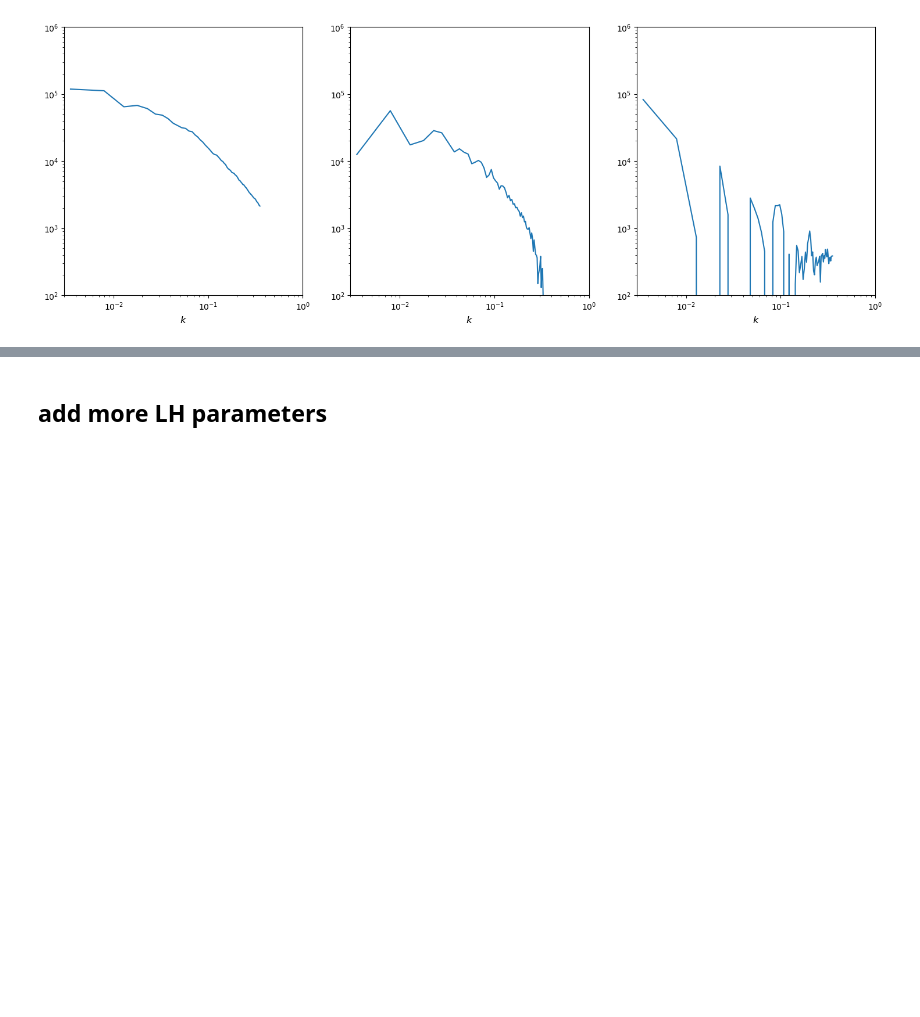
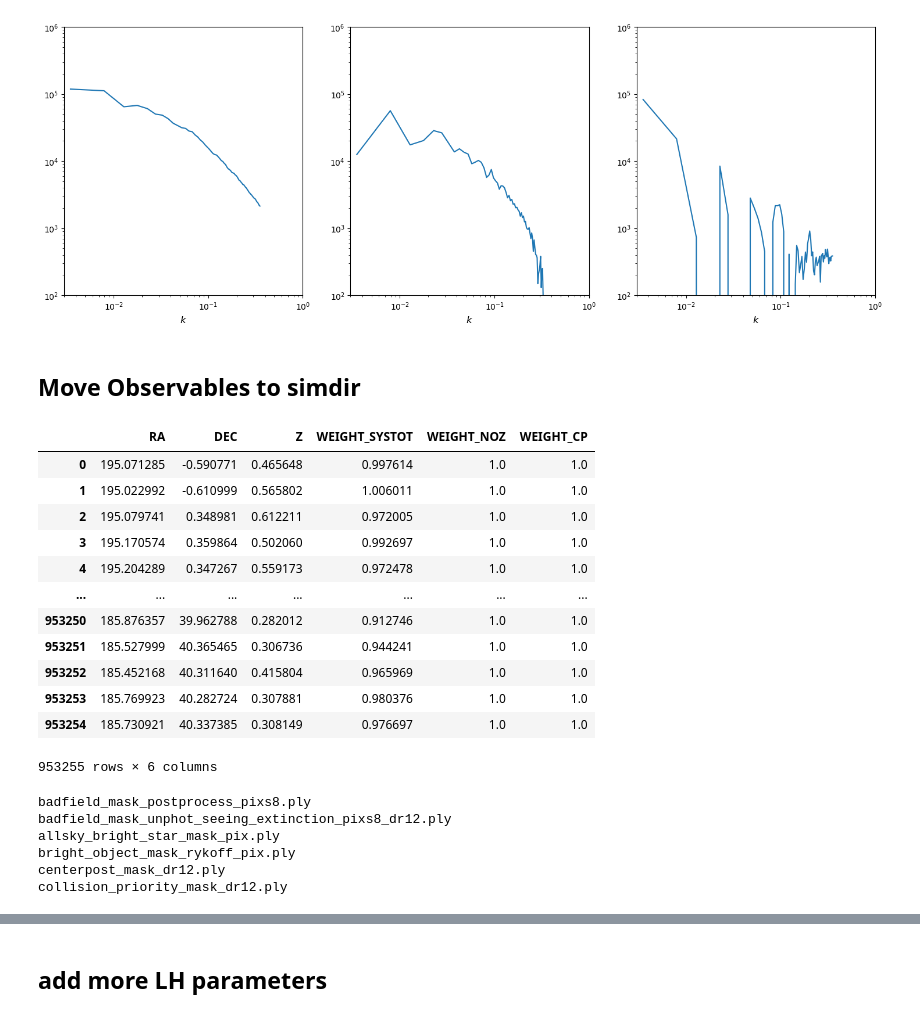
Before and after one commit to maho3/ltu-cmass, a Jupyter notebook: notebooks/preprocess.ipynb, the cells around one changed output, grey strips where cells are left out. Saved outputs shown, nothing was run; the diff lists cells and outputs as text; code cells hidden in the pictures; blank space fills up the shorter version.

```diff
--- a/notebooks/preprocess.ipynb
+++ b/notebooks/preprocess.ipynb
@@ -241,3 +241,5 @@ axs[2].set_xlabel('$k$', fontsize=12)
 # %% [output]
 Text(0.5, 0, '$k$')
 [figure]
+# %% [markdown]
+## Move Observables to simdir
@@ -243,0 +254,47 @@ Text(0.5, 0, '$k$')
+# %%
+
+
+# load survey
+def load_galaxies(fname, fields):
+    with fits.open(fname) as hdul:
+        gals = np.array([hdul[1].data[x] for x in fields]).T
+        gals = pd.DataFrame(gals, columns=fields)
+    return gals
+# load data
+fname = '../data/obs/galaxy_DR12v5_CMASSLOWZTOT_North.fits'
+fields = ['RA','DEC','Z',
+          'WEIGHT_SYSTOT','WEIGHT_NOZ','WEIGHT_CP']
+cmass = load_galaxies(fname, fields)
+cmass
+# %% [output]
+|  | RA | DEC | Z | WEIGHT_SYSTOT | WEIGHT_NOZ | WEIGHT_CP |
+| 0 | 195.071285 | -0.590771 | 0.465648 | 0.997614 | 1.0 | 1.0 |
+| 1 | 195.022992 | -0.610999 | 0.565802 | 1.006011 | 1.0 | 1.0 |
+| 2 | 195.079741 | 0.348981 | 0.612211 | 0.972005 | 1.0 | 1.0 |
+| 3 | 195.170574 | 0.359864 | 0.502060 | 0.992697 | 1.0 | 1.0 |
+| 4 | 195.204289 | 0.347267 | 0.559173 | 0.972478 | 1.0 | 1.0 |
+| ... | ... | ... | ... | ... | ... | ... |
+| 953250 | 185.876357 | 39.962788 | 0.282012 | 0.912746 | 1.0 | 1.0 |
+| 953251 | 185.527999 | 40.365465 | 0.306736 | 0.944241 | 1.0 | 1.0 |
+| 953252 | 185.452168 | 40.311640 | 0.415804 | 0.965969 | 1.0 | 1.0 |
+| 953253 | 185.769923 | 40.282724 | 0.307881 | 0.980376 | 1.0 | 1.0 |
+| 953254 | 185.730921 | 40.337385 | 0.308149 | 0.976697 | 1.0 | 1.0 |
+953255 rows × 6 columns
+# %%
+
+mask = BOSS_angular(cmass['RA'], cmass['DEC'], wdir='../data')
+mask *= BOSS_redshift(cmass['Z'])
+mask *= ~(BOSS_veto(cmass['RA'], cmass['DEC'], verbose=True, wdir='../data'))
+cmass = cmass[mask].reset_index(drop=True)
+mask = BOSS_fiber(cmass['RA'], cmass['DEC'], mode=1)
+cmass = cmass[mask].reset_index(drop=True)
+
+crdz = np.stack([cmass['RA'], cmass['DEC'], cmass['Z']], axis=-1)
+w_g = np.array(cmass['WEIGHT_SYSTOT'] * (cmass['WEIGHT_NOZ'] + cmass['WEIGHT_CP'] - 1.0))
+# %% [output]
+badfield_mask_postprocess_pixs8.ply
+badfield_mask_unphot_seeing_extinction_pixs8_dr12.ply
+allsky_bright_star_mask_pix.ply
+bright_object_mask_rykoff_pix.ply
+centerpost_mask_dr12.ply
+collision_priority_mask_dr12.ply
```
Also changed, not shown: parts of 3 cells of this notebook, 2 other files.
